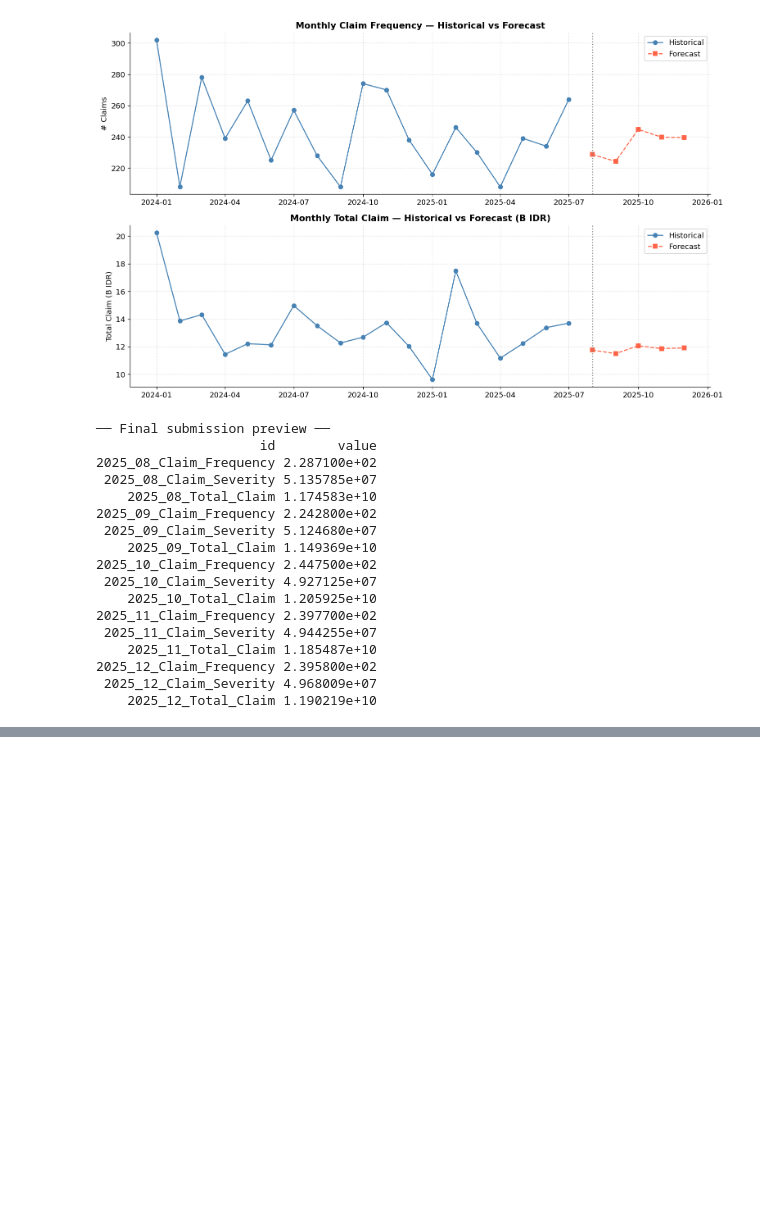
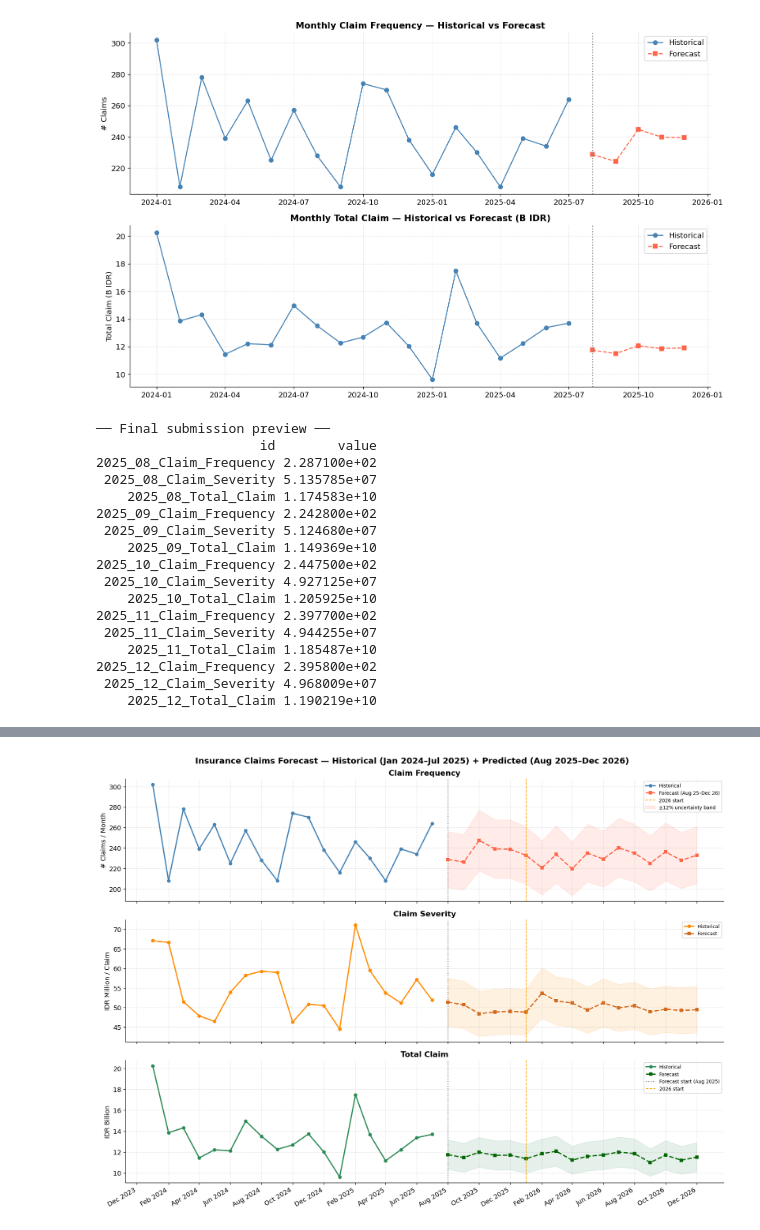
Before and after one commit to RobbenWijanathan/mcfitb-dsc-2026, a Jupyter notebook: 26040079_DSC_Notebook_hmm_ywd_gas.ipynb, the cells around one changed output, grey strips where cells are left out. Drawn from its saved outputs; the diff is of its cells as text; code cells hidden in the pictures; blank space fills up the shorter version.

Commit message:
added 2026 predictions

```diff
--- a/26040079_DSC_Notebook_hmm_ywd_gas.ipynb
+++ b/26040079_DSC_Notebook_hmm_ywd_gas.ipynb
@@ -2292,0 +2339,17 @@ print(submission.to_string(index=False))
+# %%
+# ── Build submission CSV ──────────────────────────────────────────────────────
+submission_rows_ext = []
+for ym in sorted(ALL_PREDS):
+    f, t = ALL_PREDS[ym]
+    s    = t / f if f > 0 else 0
+    lbl  = f'{ym[0]}_{str(ym[1]).zfill(2)}'
+    submission_rows_ext += [
+        {'id': f'{lbl}_Claim_Frequency', 'value': round(f, 2)},
+        {'id': f'{lbl}_Claim_Severity',  'value': round(s, 2)},
+        {'id': f'{lbl}_Total_Claim',     'value': round(t, 2)},
+    ]
+
+submission_ext = pd.DataFrame(submission_rows_ext)
+submission_ext.to_csv(OUTPUT_DIR / 'predictions_2025_2026.csv', index=False)
+print(f'Saved {len(submission_ext)} rows → output/predictions_2025_2026.csv')
+display(submission_ext)
@@ -2292,0 +2375,81 @@ print(submission.to_string(index=False))
+# %%
+# ── Forecast visualisation: Historical + Aug 2025 – Dec 2026 ─────────────────
+months_hist = [pd.Timestamp(year=y, month=m, day=1) for y, m in monthly['ym']]
+months_pred = [pd.Timestamp(year=ym[0], month=ym[1], day=1)
+               for ym in sorted(ALL_PREDS)]
+
+freq_pred  = [ALL_PREDS[ym][0] for ym in sorted(ALL_PREDS)]
+total_pred = [ALL_PREDS[ym][1] for ym in sorted(ALL_PREDS)]
+sev_pred   = [ALL_PREDS[ym][1] / ALL_PREDS[ym][0]
+              if ALL_PREDS[ym][0] > 0 else 0
+              for ym in sorted(ALL_PREDS)]
+
+# Shade 2025 predictions differently from 2026
+split_date   = pd.Timestamp('2026-01-01')
+forecast_start = pd.Timestamp('2025-08-01')
+
+fig, axes = plt.subplots(3, 1, figsize=(15, 11), sharex=True)
+fig.suptitle('Insurance Claims Forecast — Historical (Jan 2024–Jul 2025)'
+             ' + Predicted (Aug 2025–Dec 2026)',
+             fontsize=14, fontweight='bold')
+
+# ── Panel 1: Frequency ───────────────────────────────────────────────────────
+axes[0].plot(months_hist, monthly['frequency'],
+             marker='o', ms=5, lw=2, color='steelblue', label='Historical')
+axes[0].plot(months_pred, freq_pred,
+             marker='s', ms=5, lw=2, linestyle='--', color='tomato',
+             label='Forecast (Aug 25–Dec 26)')
+axes[0].axvline(forecast_start, color='gray', lw=1.5, linestyle=':')
+axes[0].axvline(split_date,     color='orange', lw=1.2, linestyle='--',
+                label='2026 start')
+axes[0].fill_between(months_pred,
+                     [v * 0.88 for v in freq_pred],
+                     [v * 1.12 for v in freq_pred],
+                     alpha=0.12, color='tomato', label='±12% uncertainty band')
+axes[0].set_ylabel('# Claims / Month')
+axes[0].set_title('Claim Frequency')
+axes[0].legend(fontsize=8, loc='upper right')
+
+# ── Panel 2: Severity ────────────────────────────────────────────────────────
+axes[1].plot(months_hist, monthly['severity'] / 1e6,
+             marker='o', ms=5, lw=2, color='darkorange', label='Historical')
+axes[1].plot(months_pred, [v / 1e6 for v in sev_pred],
+             marker='s', ms=5, lw=2, linestyle='--', color='chocolate',
+             label='Forecast')
+axes[1].axvline(forecast_start, color='gray', lw=1.5, linestyle=':')
+axes[1].axvline(split_date,     color='orange', lw=1.2, linestyle='--')
+axes[1].fill_between(months_pred,
+                     [v / 1e6 * 0.88 for v in sev_pred],
+                     [v / 1e6 * 1.12 for v in sev_pred],
+                     alpha=0.12, color='darkorange')
+axes[1].set_ylabel('IDR Million / Claim')
+axes[1].set_title('Claim Severity')
+axes[1].legend(fontsize=8, loc='upper right')
+
+# ── Panel 3: Total Claim ─────────────────────────────────────────────────────
+axes[2].plot(months_hist, monthly['total_claim'] / 1e9,
+             marker='o', ms=5, lw=2, color='seagreen', label='Historical')
+axes[2].plot(months_pred, [v / 1e9 for v in total_pred],
+             marker='s', ms=5, lw=2, linestyle='--', color='darkgreen',
+             label='Forecast')
+axes[2].axvline(forecast_start, color='gray', lw=1.5, linestyle=':',
+                label='Forecast start (Aug 2025)')
+axes[2].axvline(split_date,     color='orange', lw=1.2, linestyle='--',
+                label='2026 start')
+axes[2].fill_between(months_pred,
+                     [v / 1e9 * 0.88 for v in total_pred],
+                     [v / 1e9 * 1.12 for v in total_pred],
+                     alpha=0.12, color='seagreen')
+axes[2].set_ylabel('IDR Billion')
+axes[2].set_title('Total Claim')
+axes[2].legend(fontsize=8, loc='upper right')
+axes[2].xaxis.set_major_formatter(mdates.DateFormatter('%b %Y'))
+axes[2].xaxis.set_major_locator(mdates.MonthLocator(interval=2))
+plt.setp(axes[2].get_xticklabels(), rotation=30, ha='right')
+
+plt.tight_layout()
+plt.savefig(OUTPUT_DIR / 'fig_forecast_2025_2026.png', bbox_inches='tight', dpi=150)
+plt.show()
+print(f'Saved → output/fig_forecast_2025_2026.png')
+# %% [output]
+[figure, added]
```
Also changed, not shown: parts of 8 cells of this notebook, 3 other files.
